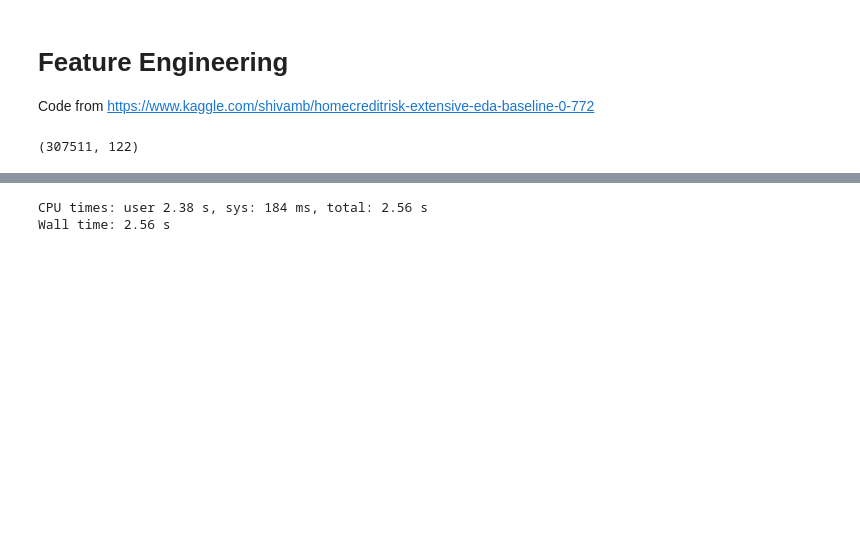
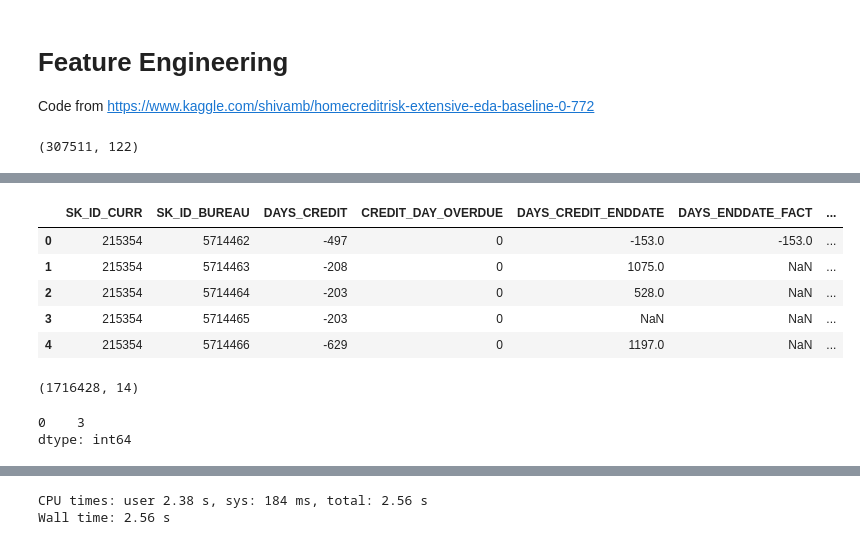
Before and after one commit to Muosvr/home-credit-default-risk, a Jupyter notebook: home-credit-default-risk.ipynb, the cells around one changed output, grey strips where cells are left out. Cells and saved outputs as stored; diff of their text form; code cells hidden in the pictures; blank space fills up the shorter version.

```diff
--- a/home-credit-default-risk.ipynb
+++ b/home-credit-default-risk.ipynb
@@ -75,0 +95,11 @@ def agg_cat(df, group_var, df_name):
+# %%
+df_num = bureau.drop(columns=['CREDIT_ACTIVE', 'CREDIT_CURRENCY','CREDIT_TYPE'])
+# %%
+df_num.head()
+# %% [output]
+|  | SK_ID_CURR | SK_ID_BUREAU | DAYS_CREDIT | CREDIT_DAY_OVERDUE | DAYS_CREDIT_ENDDATE | DAYS_ENDDATE_FACT | ... |
+| 0 | 215354 | 5714462 | -497 | 0 | -153.0 | -153.0 | ... |
+| 1 | 215354 | 5714463 | -208 | 0 | 1075.0 | NaN | ... |
+| 2 | 215354 | 5714464 | -203 | 0 | 528.0 | NaN | ... |
+| 3 | 215354 | 5714465 | -203 | 0 | NaN | NaN | ... |
+| 4 | 215354 | 5714466 | -629 | 0 | 1197.0 | NaN | ... |
@@ -75,0 +111,4 @@ def agg_cat(df, group_var, df_name):
+# %%
+df_num.shape
+# %% [output]
+(1716428, 14)
@@ -76 +117,6 @@ def agg_cat(df, group_var, df_name):
+# %%
+test
+# %% [output]
+0    3
+dtype: int64
 # %%
```
Also changed, not shown: parts of 10 cells of this notebook.
